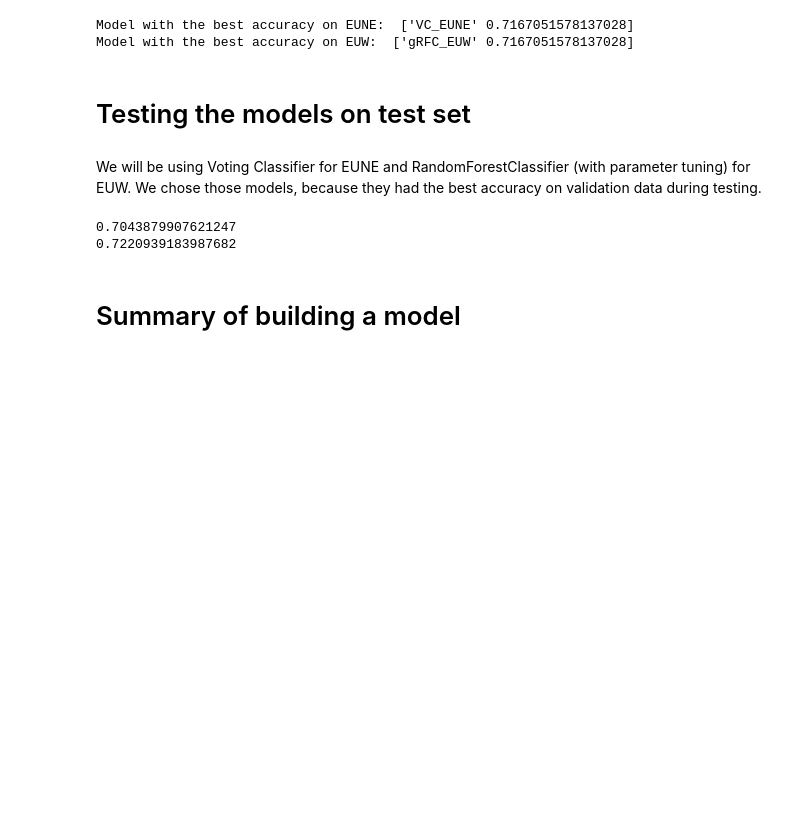
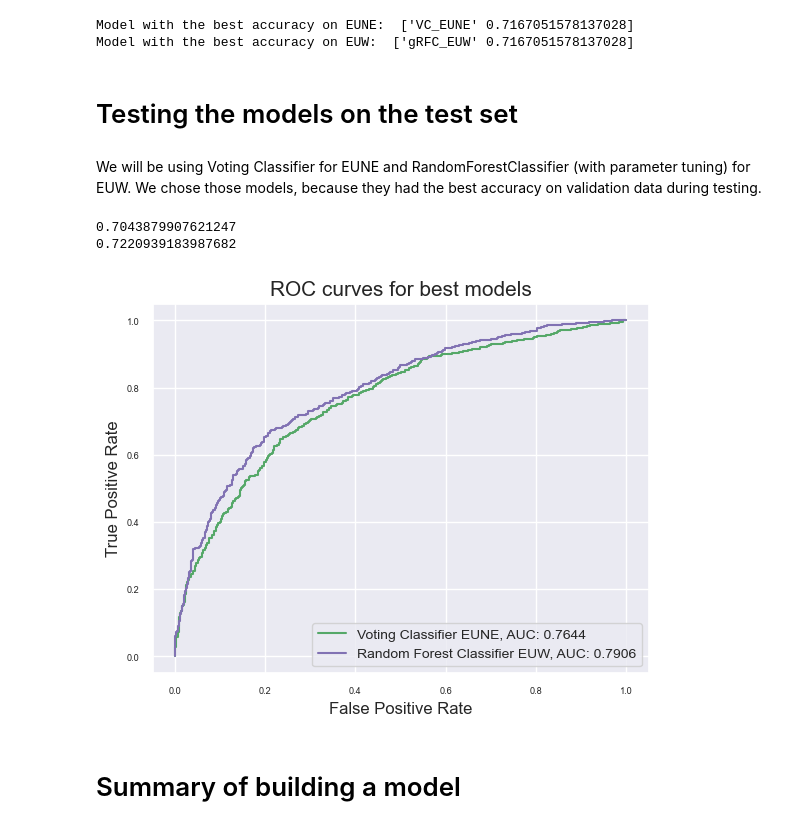
Before and after one commit to VeronikaKukk/DS_project, a Jupyter notebook: d4_notebook.ipynb, the cells around one changed output. Cells and saved outputs as stored; diff of their text form; code cells hidden in the pictures; blank space fills up the shorter version.

Commit message:
ROC graph

```diff
--- a/d4_notebook.ipynb
+++ b/d4_notebook.ipynb
@@ -1039,16 +1041,6 @@ print("Model with the best accuracy on EUW: ", best_accuracy_euw)
 Model with the best accuracy on EUNE:  ['VC_EUNE' 0.7167051578137028]
 Model with the best accuracy on EUW:  ['gRFC_EUW' 0.7167051578137028]
 # %% [markdown]
-# Testing the models on test set
+# Testing the models on the test set
 # %% [markdown]
 We will be using Voting Classifier for EUNE and RandomForestClassifier (with parameter tuning) for EUW. We chose those models, because they had the best accuracy on validation data during testing.
-# %%
-# EUNE
-best_model_eune_accuracy = accuracy_score(y_test_eune, VC_EUNE.predict(X_test_eune))
-# EUW
-best_model_euw_accuracy = accuracy_score(y_test_euw, grid_RandomForestClassifier_EUW.predict(X_test_euw))
-print(best_model_eune_accuracy)
-print(best_model_euw_accuracy)
-# %% [output]
-0.7043879907621247
-0.7220939183987682
@@ -1055,3 +1052,28 @@ print(best_model_euw_accuracy)
+# %%
+print(best_model_eune_accuracy)
+print(best_model_euw_accuracy)
+# %% [output]
+0.7043879907621247
+0.7220939183987682
+# %%
+y_predicted_best_EUNE = VC_EUNE.predict_proba(X_test_eune)[::,1]
+fpr_EUNE, tpr_EUNE, thresholds_EUNE = roc_curve(y_test_eune, y_predicted_best_EUNE)
+AUC_EUNE = roc_auc_score(y_test_eune, y_predicted_best_EUNE)
+
+plt.plot(fpr_EUNE, tpr_EUNE, label="Voting Classifier EUNE, AUC: "+str(AUC_EUNE.round(4)), color="g")
+
+y_predicted_best_EUW = grid_RandomForestClassifier_EUW.predict_proba(X_test_euw)[::,1]
+fpr_EUW, tpr_EUW, thresholds_EUW = roc_curve(y_test_euw, y_predicted_best_EUW)
+AUC_EUW = roc_auc_score(y_test_euw, y_predicted_best_EUW)
+
+plt.plot(fpr_EUW, tpr_EUW,  label="Random Forest Classifier EUW, AUC: "+str(AUC_EUW.round(4)), color='m')
+plt.legend(fontsize=10)
+plt.title("ROC curves for best models", fontsize=15)
+plt.xlabel("False Positive Rate", fontsize=12)
+plt.ylabel("True Positive Rate", fontsize=12)
+plt.show()
+# %% [output]
+[figure, added]
 # %% [markdown]
 # Summary of building a model
 # %% [markdown]
```
Also changed, not shown: parts of 2 cells of this notebook.
